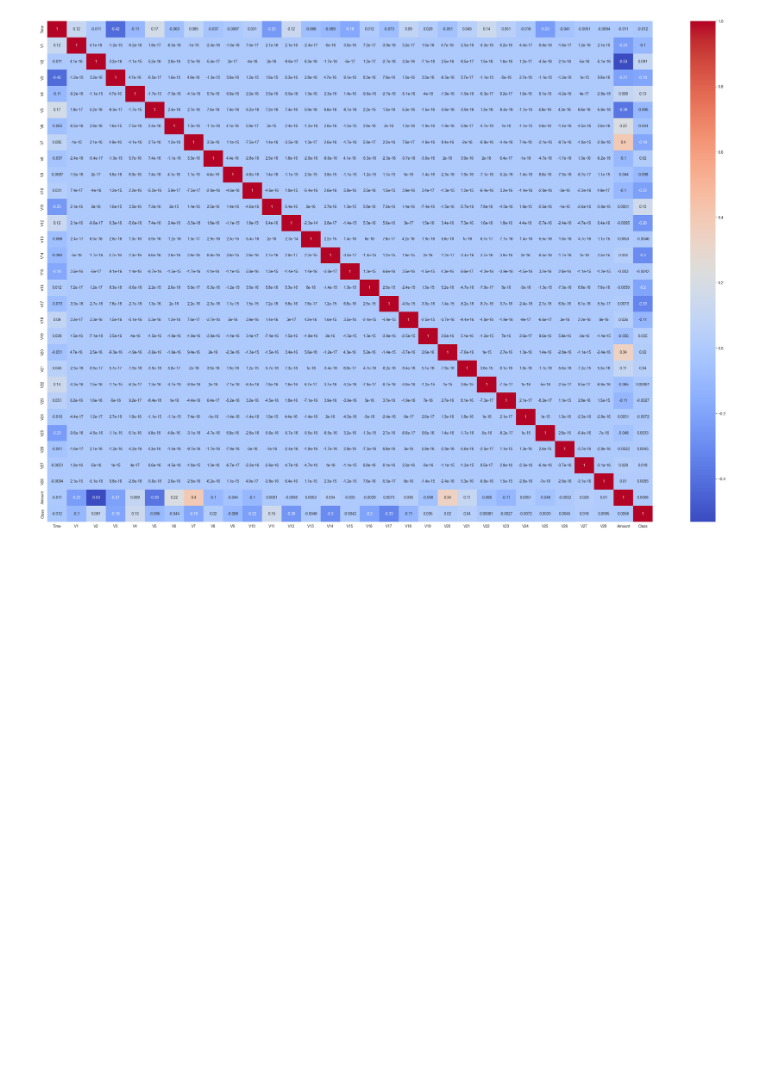
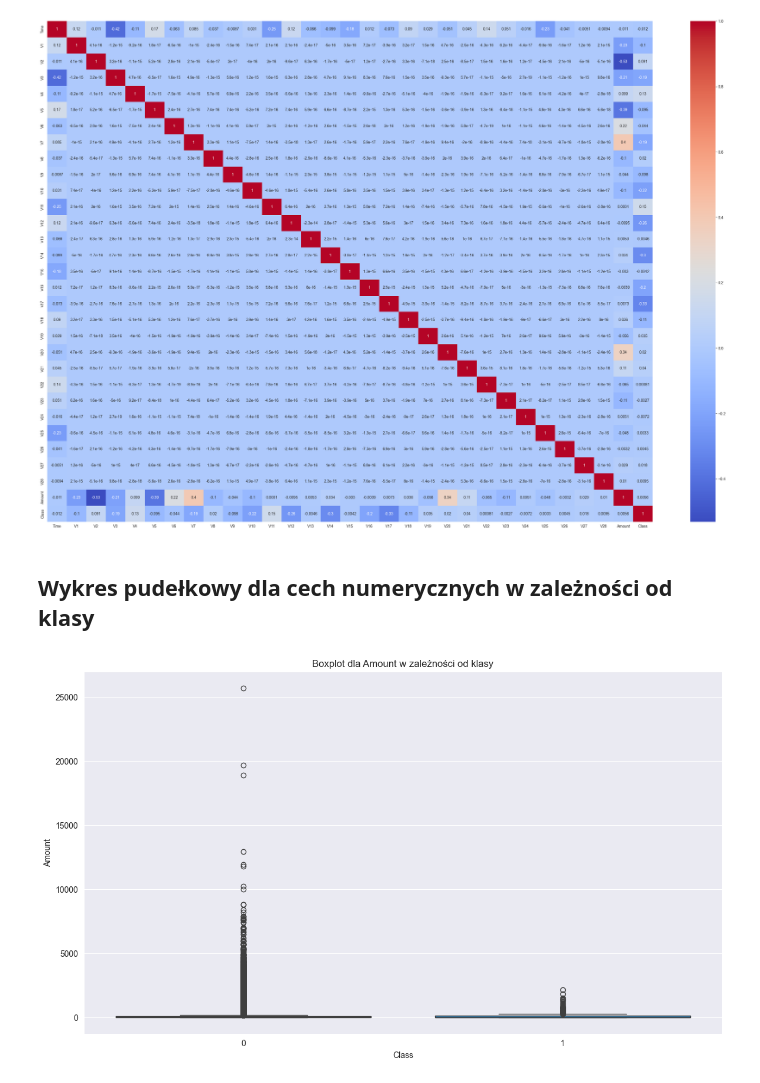
Before and after one commit to Kondziul/Fraud_Detection_ML, a Jupyter notebook: WDUM_Project_Fraud.ipynb, the cells around one changed output. Saved outputs shown, nothing was run; the diff lists cells and outputs as text; code cells hidden in the pictures; blank space fills up the shorter version.

```diff
--- a/WDUM_Project_Fraud.ipynb
+++ b/WDUM_Project_Fraud.ipynb
@@ -118,3 +118,12 @@ sns.heatmap(correlation_matrix, cmap='coolwarm', annot=True)
 plt.show()
 # %% [output]
 [figure]
+# %% [markdown]
+## Wykres pudełkowy dla cech numerycznych w zależności od klasy
+# %%
+plt.figure(figsize=(14, 8))
+sns.boxplot(x='Class', y='Amount', data=df)
+plt.title('Boxplot dla Amount w zależności od klasy')
+plt.show()
+# %% [output]
+[figure, added]
```
Also changed, not shown: parts of 7 cells of this notebook.
